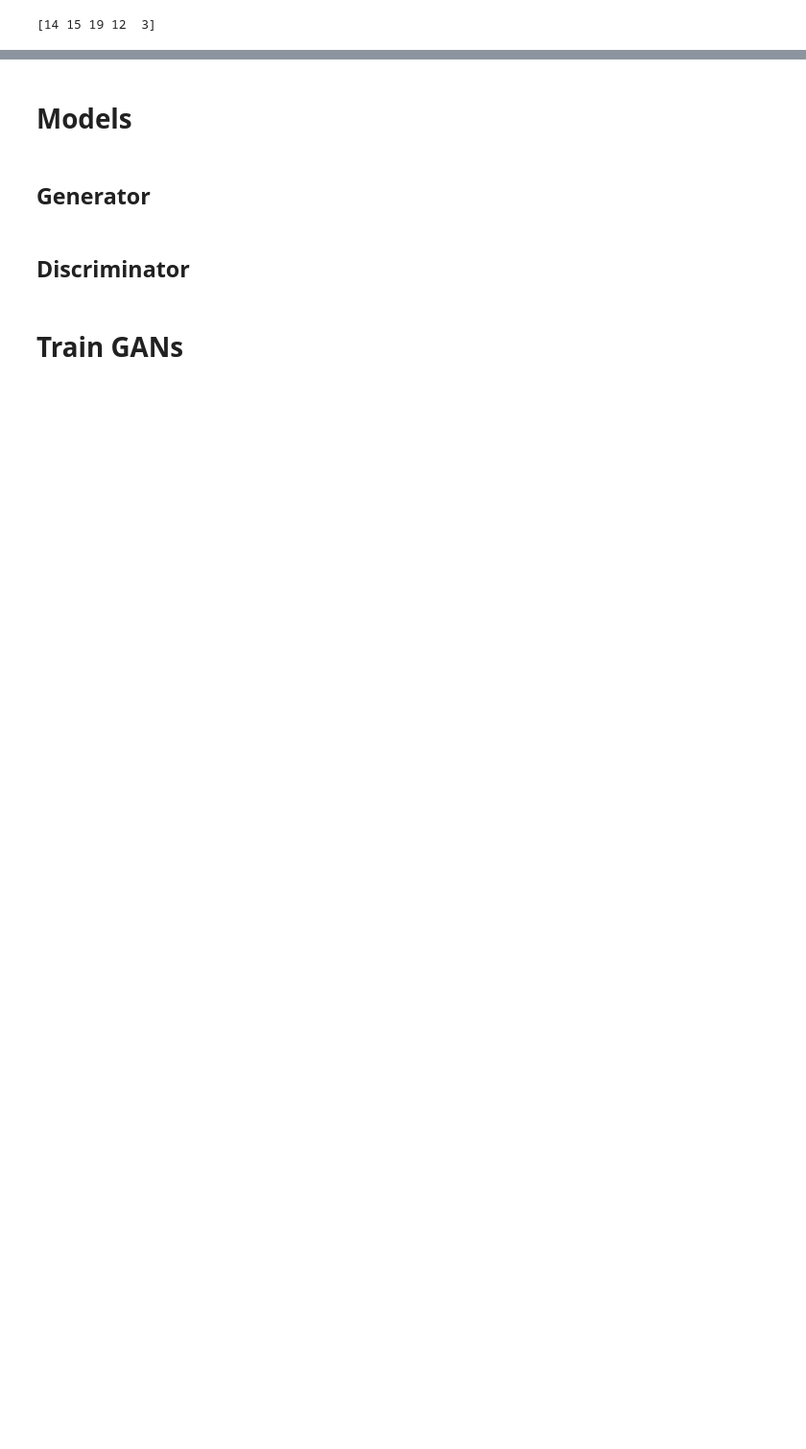
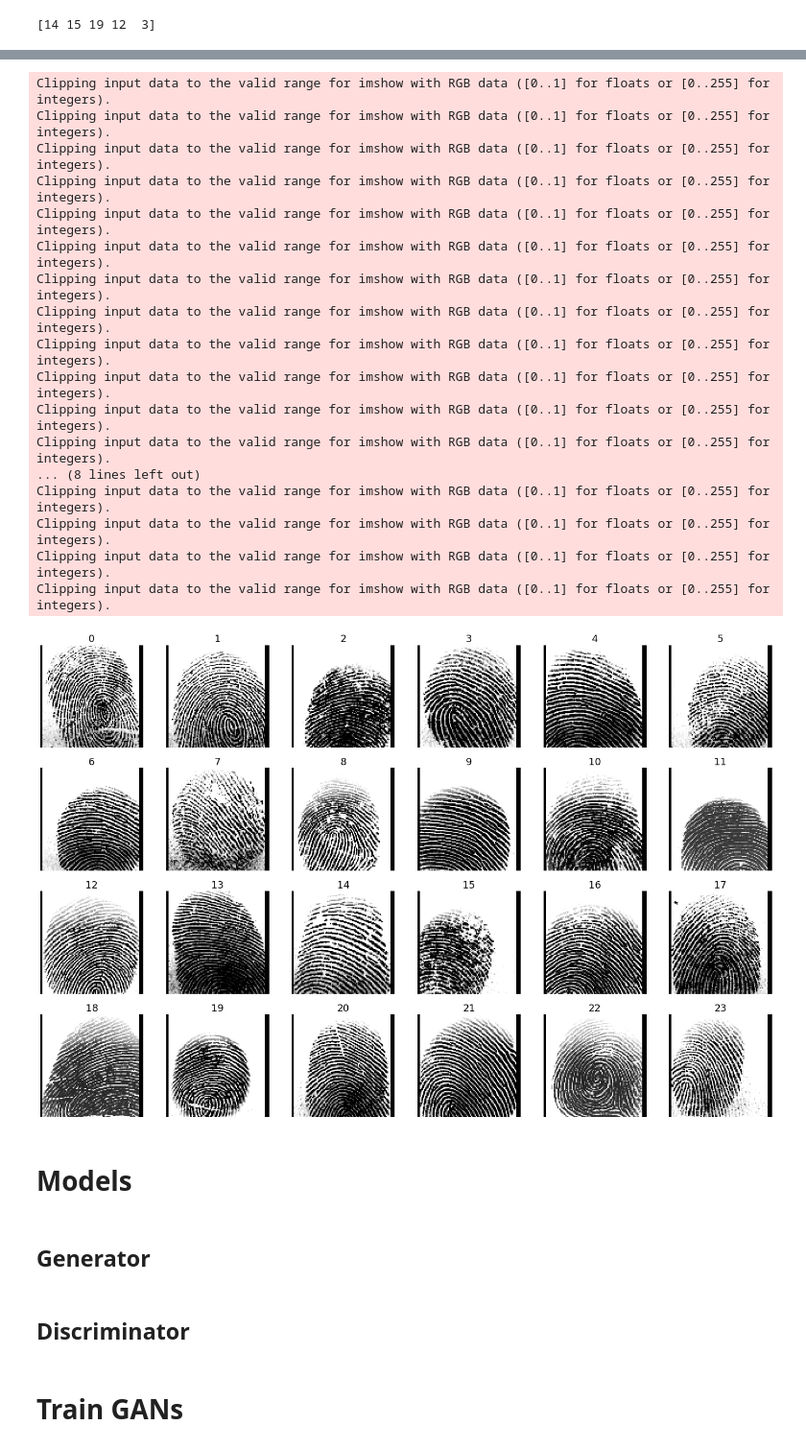
Before and after one commit to Luksalos/BIO-fingerprint-GAN, a Jupyter notebook: fingerprint_BigGAN.ipynb, the cells around one changed output, grey strips where cells are left out. Shown at 96% size. Saved outputs shown, nothing was run; the diff lists cells and outputs as text; code cells hidden in the pictures; blank space fills up the shorter version.

```diff
--- a/fingerprint_BigGAN.ipynb
+++ b/fingerprint_BigGAN.ipynb
@@ -157,0 +233,31 @@ all_images = np.array(all_images)
+# %%
+def load_image(file):
+    img = cv2.imread(os.path.join(root_images, file))
+    # Resize - 64x64
+    # img = img[2:99,2:92]
+    # transform = A.Compose([A.Resize(64, 64, interpolation=cv2.INTER_AREA),
+    #                        A.Normalize((0.5, 0.5, 0.5), (0.5, 0.5, 0.5))])
+
+    # # crop - 64x64
+    # img = img[2:99,2:92]
+    # img = img[33:97,16:80]
+    # transform = A.Compose([A.Normalize((0.5, 0.5, 0.5), (0.5, 0.5, 0.5))])
+
+    # # crop - 80x80
+    # img = img[2:99,2:92]
+    # img = img[17:97,5:85]
+    # transform = A.Compose([A.Normalize((0.5, 0.5, 0.5), (0.5, 0.5, 0.5))])
+
+    # crop - 96x96
+    img = img[3:99,:96]
+    img[:,:2,:] = 0 # set right border to 0 (to be the same as the right side)
+    transform = A.Compose([A.Normalize((0.5, 0.5, 0.5), (0.5, 0.5, 0.5))])
+
+    # # Random Crop during augmentation
+    # img = img[2:99,2:92]
+    # transform = A.Compose([A.Normalize((0.5, 0.5, 0.5), (0.5, 0.5, 0.5))])
+
+    return transform(image=img)['image']
+
+all_images = [load_image(f) for f in all_files]
+all_images = np.array(all_images)
@@ -172,7 +285,10 @@ class FingerprintDataset(Dataset):
         super().__init__()
         self.images = images
         self.labels = labels
-        self.transform = A.Compose([A.HorizontalFlip(p=0.5), ToTensor()])
+        # self.transform = A.Compose([A.HorizontalFlip(p=0.5), ToTensor()])
+        # # Crop random 64x64 patches
+        # self.transform = A.Compose([A.RandomCrop(height=64, width=64), ToTensor()])
+        self.transform = A.Compose([ToTensor()])
 
     def __len__(self):
         return len(self.images)
@@ -214,3 +326,27 @@ train_dataiterator = get_dataiterator(all_images, all_labels, config['DataLoader
+# %%
+real_imgs, _ = train_dataiterator.__next__()
+# %%
+# TODO clip data to valid range...
+examine_imgs(identity, real_imgs.permute(0,2,3,1).add_(1).div_(2).cpu().detach().numpy()[:24], columns=6, size=4)
+# %% [output]
+Clipping input data to the valid range for imshow with RGB data ([0..1] for floats or [0..255] for integers).
+Clipping input data to the valid range for imshow with RGB data ([0..1] for floats or [0..255] for integers).
+Clipping input data to the valid range for imshow with RGB data ([0..1] for floats or [0..255] for integers).
+Clipping input data to the valid range for imshow with RGB data ([0..1] for floats or [0..255] for integers).
+Clipping input data to the valid range for imshow with RGB data ([0..1] for floats or [0..255] for integers).
+Clipping input data to the valid range for imshow with RGB data ([0..1] for floats or [0..255] for integers).
+Clipping input data to the valid range for imshow with RGB data ([0..1] for floats or [0..255] for integers).
+Clipping input data to the valid range for imshow with RGB data ([0..1] for floats or [0..255] for integers).
+Clipping input data to the valid range for imshow with RGB data ([0..1] for floats or [0..255] for integers).
+Clipping input data to the valid range for imshow with RGB data ([0..1] for floats or [0..255] for integers).
+Clipping input data to the valid range for imshow with RGB data ([0..1] for floats or [0..255] for integers).
+Clipping input data to the valid range for imshow with RGB data ([0..1] for floats or [0..255] for integers).
+... (8 lines left out)
+Clipping input data to the valid range for imshow with RGB data ([0..1] for floats or [0..255] for integers).
+Clipping input data to the valid range for imshow with RGB data ([0..1] for floats or [0..255] for integers).
+Clipping input data to the valid range for imshow with RGB data ([0..1] for floats or [0..255] for integers).
+Clipping input data to the valid range for imshow with RGB data ([0..1] for floats or [0..255] for integers).
+[figure, added]
 # %% [markdown]
 # Models
 # %%
```
Also changed, not shown: parts of 21 cells of this notebook.
